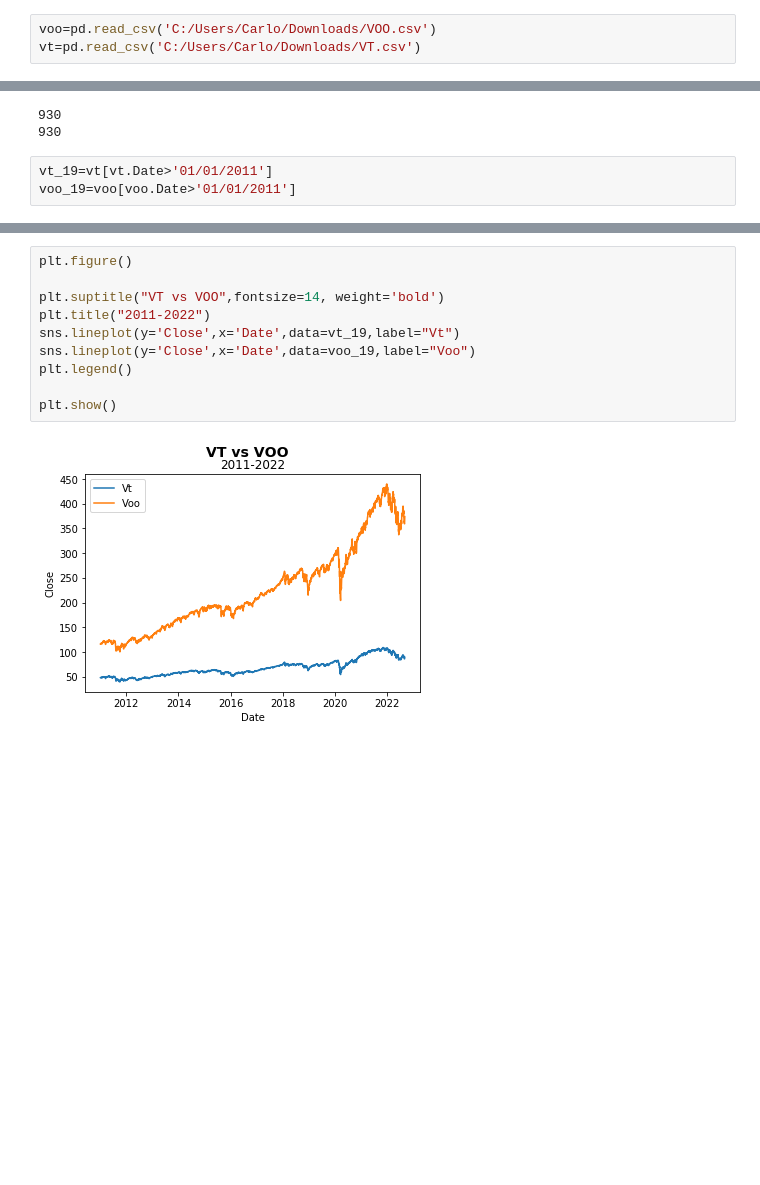
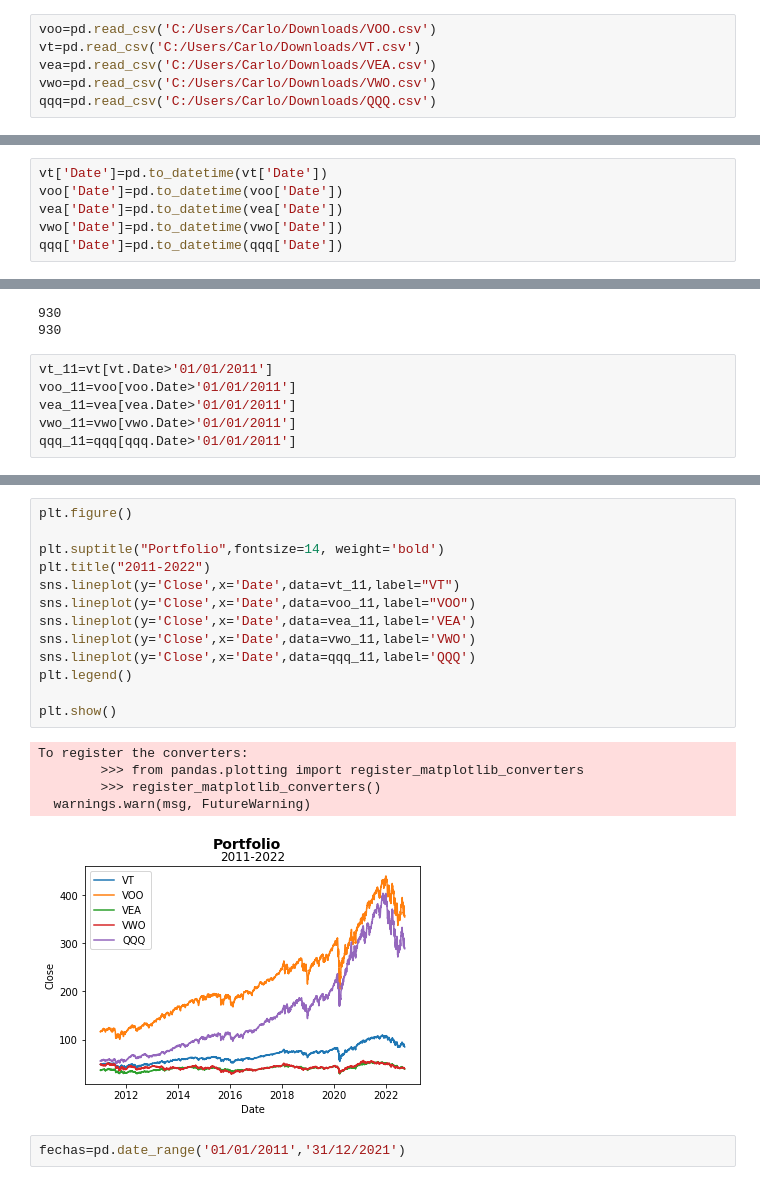
Before and after one commit to Carlos-esp/Curso-Py0toHero, a Jupyter notebook: HW/Yahoo finance.ipynb, the cells around one changed output, grey strips where cells are left out. Cells and saved outputs as stored; diff of their text form; blank space fills up the shorter version.

```diff
--- a/HW/Yahoo finance.ipynb
+++ b/HW/Yahoo finance.ipynb
@@ -6,6 +6,9 @@ import seaborn as sns
 # %%
 voo=pd.read_csv('C:/Users/Carlo/Downloads/VOO.csv')
 vt=pd.read_csv('C:/Users/Carlo/Downloads/VT.csv')
+vea=pd.read_csv('C:/Users/Carlo/Downloads/VEA.csv')
+vwo=pd.read_csv('C:/Users/Carlo/Downloads/VWO.csv')
+qqq=pd.read_csv('C:/Users/Carlo/Downloads/QQQ.csv')
 # %%
 vt.head()
 # %% [output]
@@ -58,0 +79,6 @@ dtype: object
+# %%
+vt['Date']=pd.to_datetime(vt['Date'])
+voo['Date']=pd.to_datetime(voo['Date'])
+vea['Date']=pd.to_datetime(vea['Date'])
+vwo['Date']=pd.to_datetime(vwo['Date'])
+qqq['Date']=pd.to_datetime(qqq['Date'])
@@ -63,5 +100,8 @@ print(len(voo[voo['Date']>'01/01/2019']))
 930
 930
 # %%
-vt_19=vt[vt.Date>'01/01/2011']
-voo_19=voo[voo.Date>'01/01/2011']
+vt_11=vt[vt.Date>'01/01/2011']
+voo_11=voo[voo.Date>'01/01/2011']
+vea_11=vea[vea.Date>'01/01/2011']
+vwo_11=vwo[vwo.Date>'01/01/2011']
+qqq_11=qqq[qqq.Date>'01/01/2011']
@@ -73,12 +116,21 @@ array([[1.      , 0.988531],
 # %%
 plt.figure()
 
-plt.suptitle("VT vs VOO",fontsize=14, weight='bold')
+plt.suptitle("Portfolio",fontsize=14, weight='bold')
 plt.title("2011-2022")
-sns.lineplot(y='Close',x='Date',data=vt_19,label="Vt")
-sns.lineplot(y='Close',x='Date',data=voo_19,label="Voo")
+sns.lineplot(y='Close',x='Date',data=vt_11,label="VT")
+sns.lineplot(y='Close',x='Date',data=voo_11,label="VOO")
+sns.lineplot(y='Close',x='Date',data=vea_11,label='VEA')
+sns.lineplot(y='Close',x='Date',data=vwo_11,label='VWO')
+sns.lineplot(y='Close',x='Date',data=qqq_11,label='QQQ')
 plt.legend()
 
 plt.show()
 # %% [output]
+To register the converters:
+        >>> from pandas.plotting import register_matplotlib_converters
+        >>> register_matplotlib_converters()
+  warnings.warn(msg, FutureWarning)
-[figure, old version]
+[figure, new version]
+# %%
+fechas=pd.date_range('01/01/2011','31/12/2021')
```
Also changed, not shown: parts of 23 cells of this notebook.
